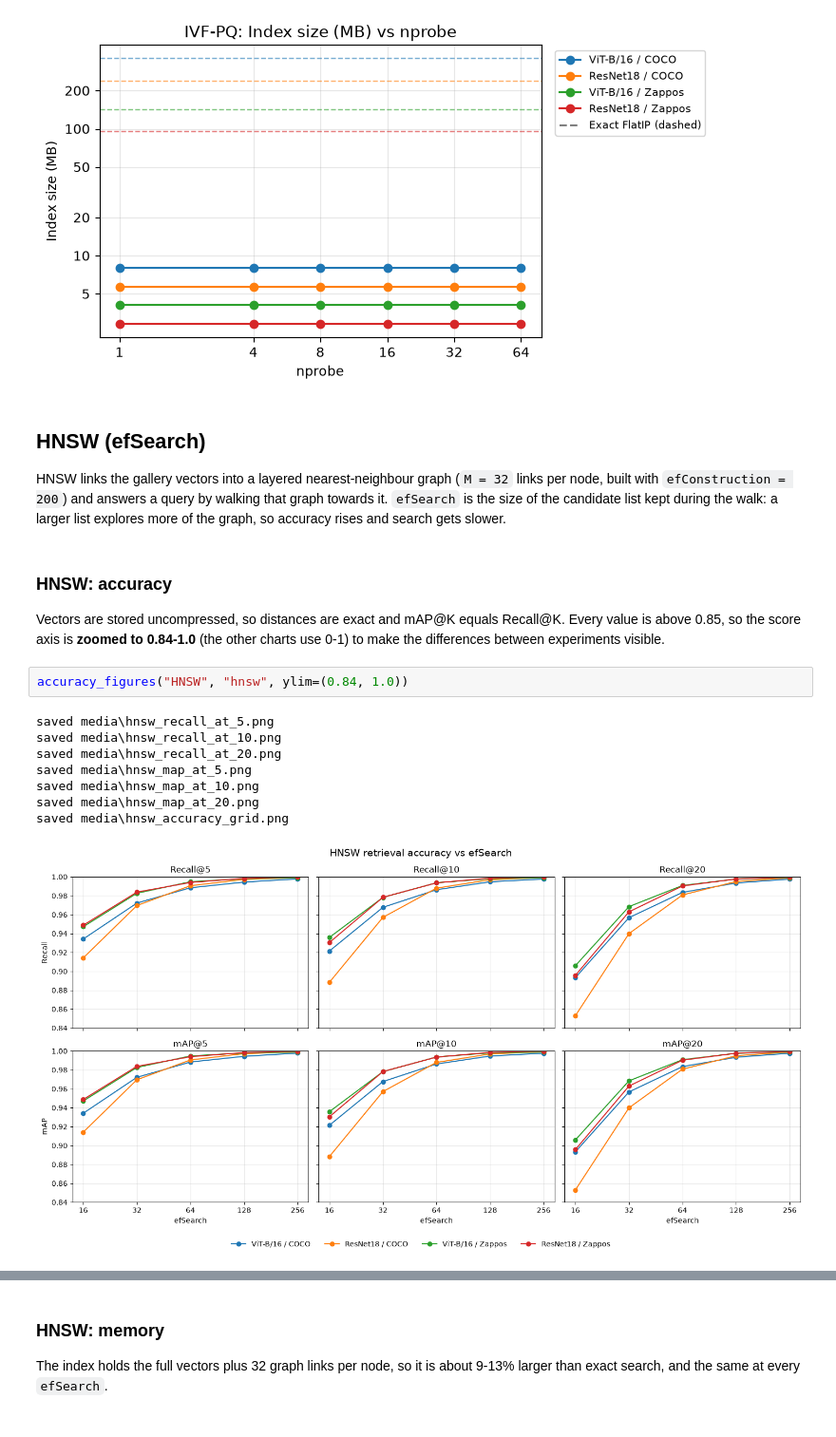
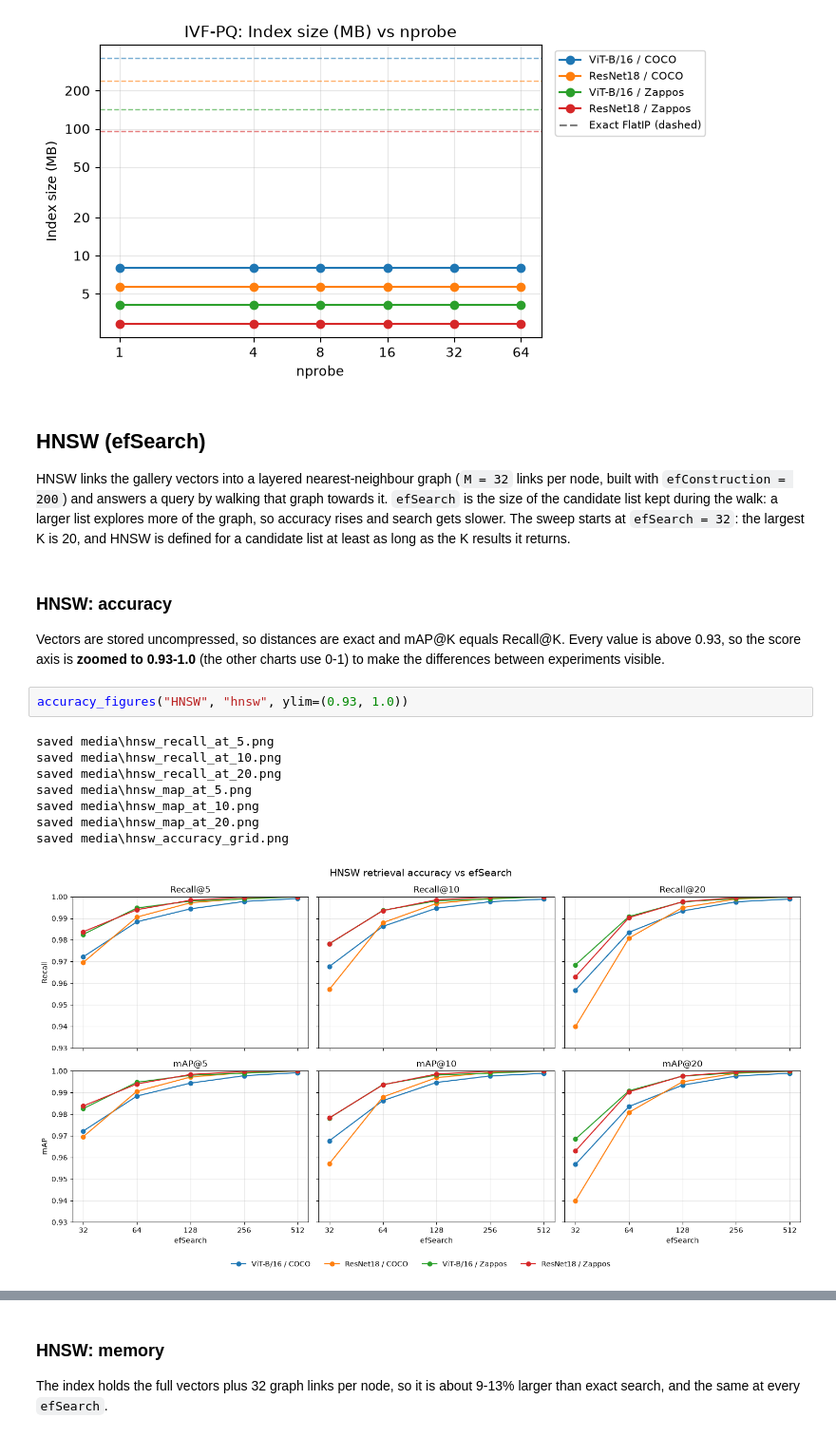
Before and after one commit to IAmGreyBunny/SC4020-Lab1, a Jupyter notebook: experiments/ann-comparison/visualize_results.ipynb, the cells around one changed output, grey strips where cells are left out. Shown at 95% size. Cells and saved outputs as stored; diff of their text form.

```diff
--- a/experiments/ann-comparison/visualize_results.ipynb
+++ b/experiments/ann-comparison/visualize_results.ipynb
@@ -421,25 +421,27 @@ HNSW links the gallery vectors into a layered nearest-neighbour graph
 (`M = 32` links per node, built with `efConstruction = 200`) and answers a
 query by walking that graph towards it. `efSearch` is the size of the
 candidate list kept during the walk: a larger list explores more of the
-graph, so accuracy rises and search gets slower.
+graph, so accuracy rises and search gets slower. The sweep starts at
+`efSearch = 32`: the largest K is 20, and HNSW is defined for a candidate
+list at least as long as the K results it returns.
 # %% [markdown]
 ### HNSW: accuracy
 
 Vectors are stored uncompressed, so distances are exact and mAP@K equals
-Recall@K. Every value is above 0.85, so the score axis is **zoomed to
-0.84-1.0** (the other charts use 0-1) to make the differences between
+Recall@K. Every value is above 0.93, so the score axis is **zoomed to
+0.93-1.0** (the other charts use 0-1) to make the differences between
 experiments visible.
 # %%
-accuracy_figures("HNSW", "hnsw", ylim=(0.84, 1.0))
+accuracy_figures("HNSW", "hnsw", ylim=(0.93, 1.0))
 # %% [output]
 saved media\hnsw_recall_at_5.png
 saved media\hnsw_recall_at_10.png
 saved media\hnsw_recall_at_20.png
 saved media\hnsw_map_at_5.png
 saved media\hnsw_map_at_10.png
 saved media\hnsw_map_at_20.png
 saved media\hnsw_accuracy_grid.png
-[figure, old version]
+[figure, new version]
 # %% [markdown]
 ### HNSW: speed
 
```
Also changed, not shown: parts of 19 cells of this notebook, 50 other files.
